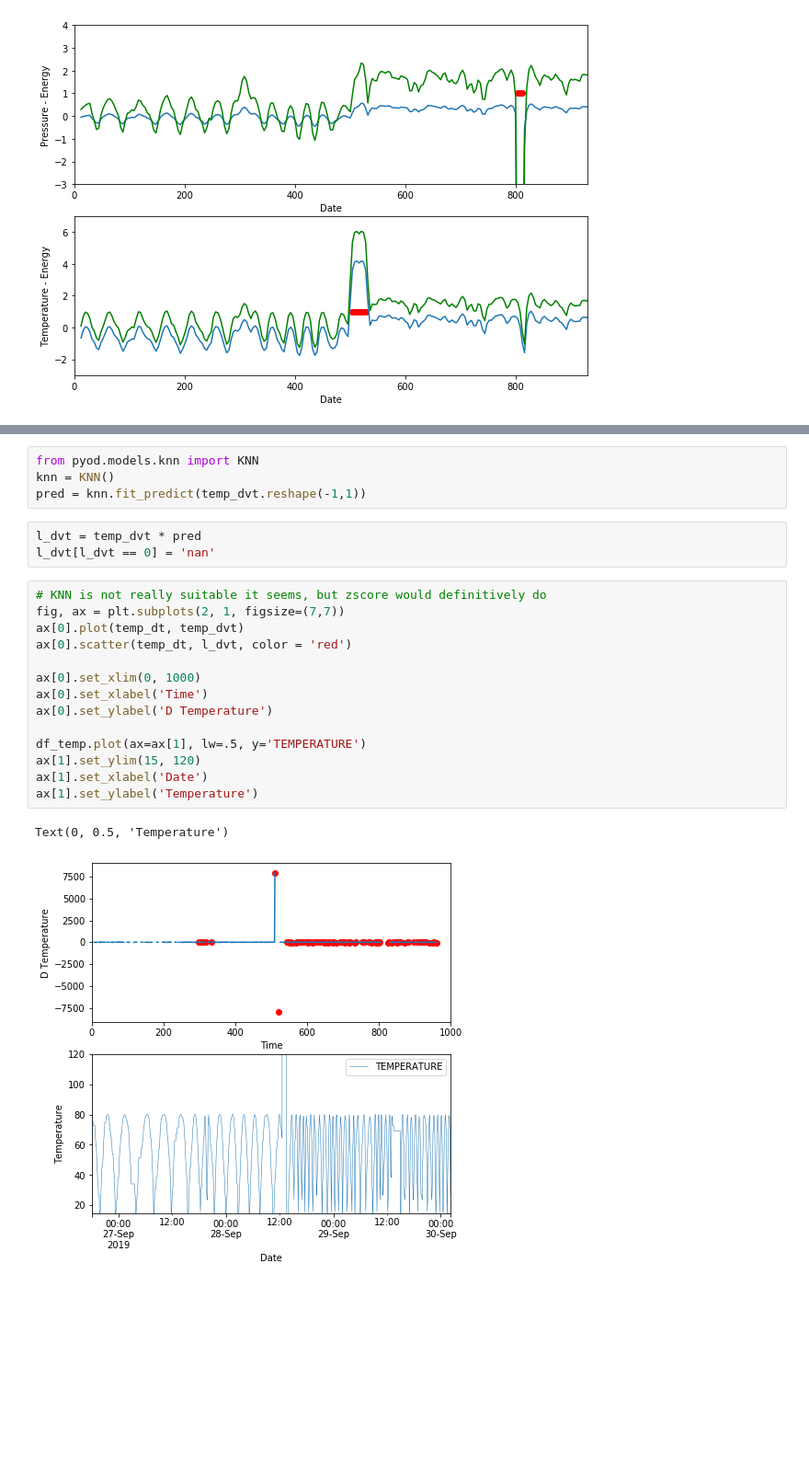
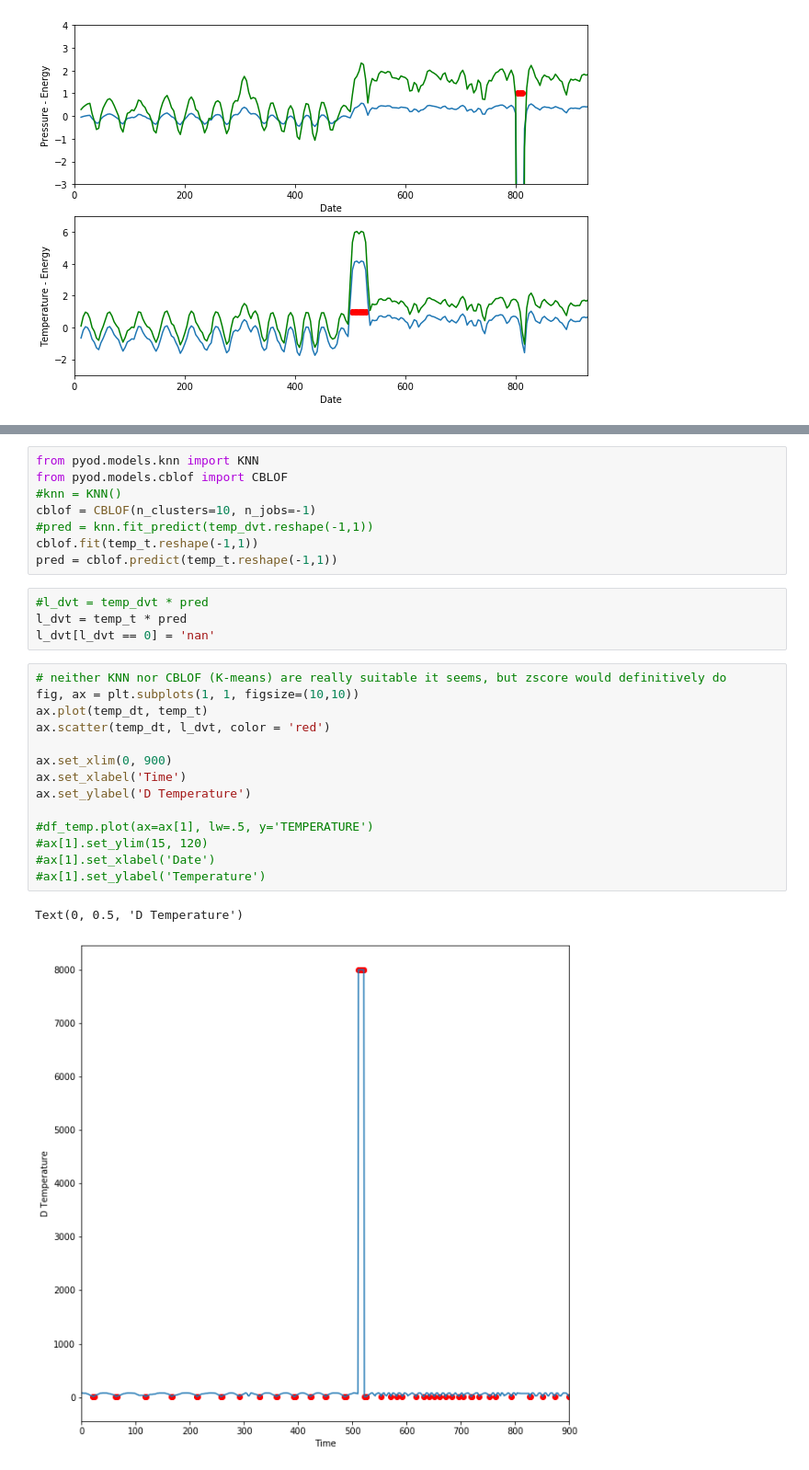
Before and after one commit to sedgewickmm18/mmfunctions, a Jupyter notebook: AnomalyFerreira.ipynb, the cells around one changed output, grey strips where cells are left out. Shown at 92% size. Cells and saved outputs as stored; diff of their text form; blank space fills up the shorter version.

```diff
--- a/AnomalyFerreira.ipynb
+++ b/AnomalyFerreira.ipynb
@@ -299,24 +303,29 @@ Text(0, 0.5, 'D Temperature')
 # %%
 from pyod.models.knn import KNN
-knn = KNN()
-pred = knn.fit_predict(temp_dvt.reshape(-1,1))
+from pyod.models.cblof import CBLOF
+#knn = KNN()
+cblof = CBLOF(n_clusters=10, n_jobs=-1)
+#pred = knn.fit_predict(temp_dvt.reshape(-1,1))
+cblof.fit(temp_t.reshape(-1,1))
+pred = cblof.predict(temp_t.reshape(-1,1))
 # %%
-l_dvt = temp_dvt * pred
+#l_dvt = temp_dvt * pred
+l_dvt = temp_t * pred
 l_dvt[l_dvt == 0] = 'nan'
 # %%
-# KNN is not really suitable it seems, but zscore would definitively do
-fig, ax = plt.subplots(2, 1, figsize=(7,7))
-ax[0].plot(temp_dt, temp_dvt)
-ax[0].scatter(temp_dt, l_dvt, color = 'red')
+# neither KNN nor CBLOF (K-means) are really suitable it seems, but zscore would definitively do
+fig, ax = plt.subplots(1, 1, figsize=(10,10))
+ax.plot(temp_dt, temp_t)
+ax.scatter(temp_dt, l_dvt, color = 'red')
 
-ax[0].set_xlim(0, 1000)
-ax[0].set_xlabel('Time')
-ax[0].set_ylabel('D Temperature')
+ax.set_xlim(0, 900)
+ax.set_xlabel('Time')
+ax.set_ylabel('D Temperature')
 
-df_temp.plot(ax=ax[1], lw=.5, y='TEMPERATURE')
-ax[1].set_ylim(15, 120)
-ax[1].set_xlabel('Date')
-ax[1].set_ylabel('Temperature')
+#df_temp.plot(ax=ax[1], lw=.5, y='TEMPERATURE')
+#ax[1].set_ylim(15, 120)
+#ax[1].set_xlabel('Date')
+#ax[1].set_ylabel('Temperature')
 # %% [output]
-Text(0, 0.5, 'Temperature')
+Text(0, 0.5, 'D Temperature')
-[figure, old version]
+[figure, new version]
```
Also changed, not shown: parts of 2 cells of this notebook, 1 other file.
